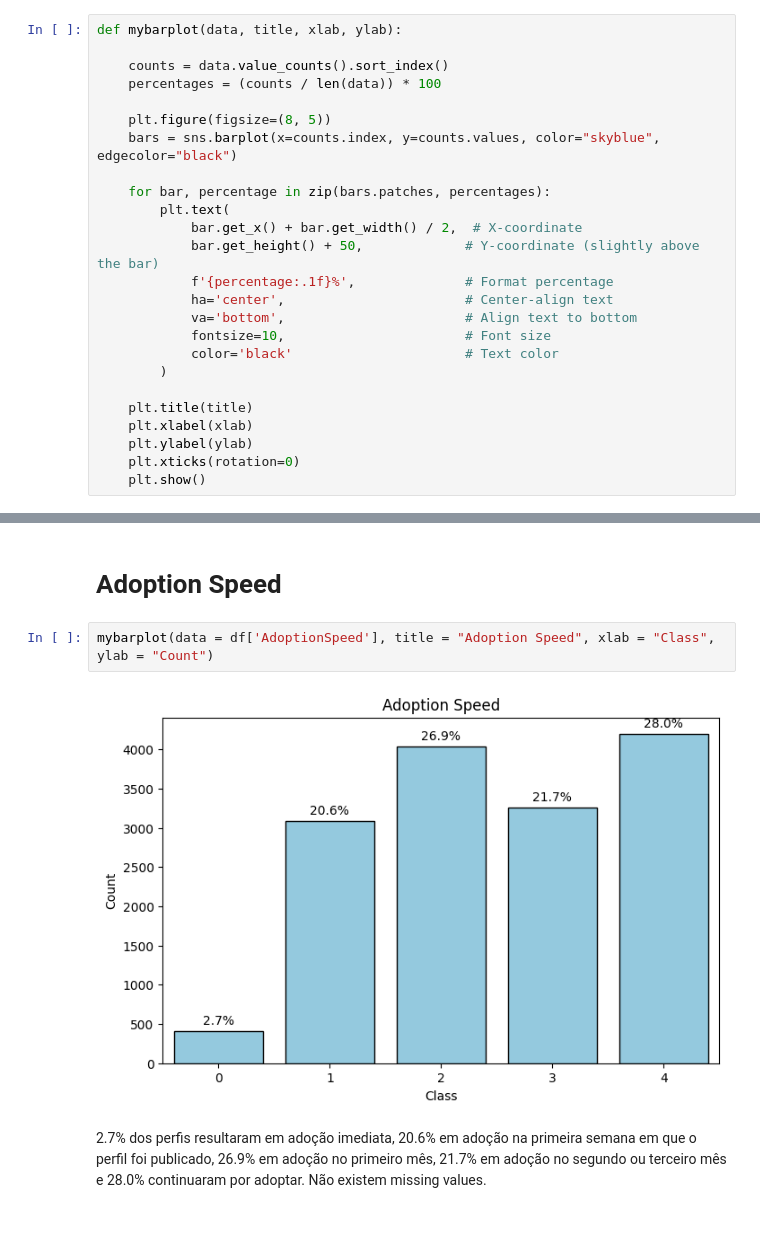
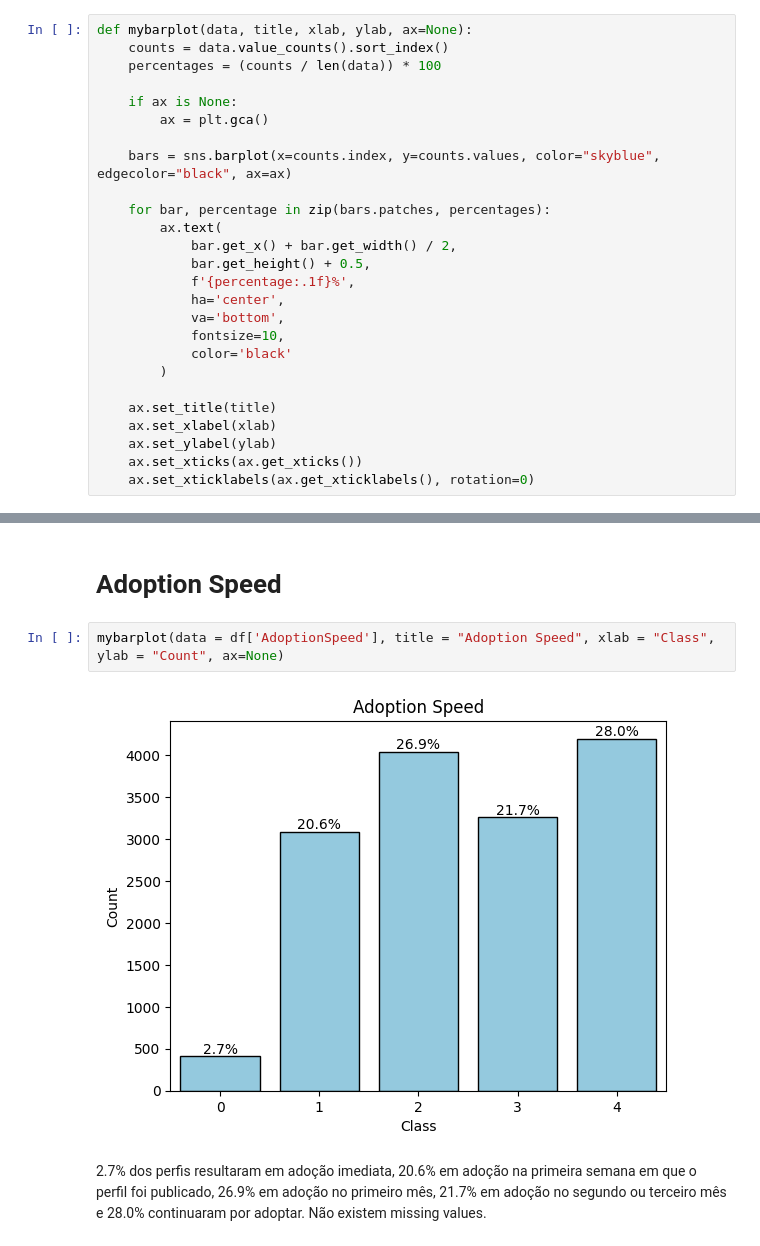
Before and after one commit to BolachinhaAmericana/MSc-MachineLearning, a Jupyter notebook: AA_202425_Project_ASM_V2.ipynb, the cells around one changed output, grey strips where cells are left out. Saved outputs shown, nothing was run; the diff lists cells and outputs as text.

```diff
--- a/AA_202425_Project_ASM_V2.ipynb
+++ b/AA_202425_Project_ASM_V2.ipynb
@@ -184,28 +184,29 @@ pd.concat([state_labels.head(2), state_labels.tail(2)])
 | 13 | 41326 | Selangor |
 | 14 | 41361 | Terengganu |
 # %%
-def mybarplot(data, title, xlab, ylab):
-
+def mybarplot(data, title, xlab, ylab, ax=None):
     counts = data.value_counts().sort_index()
     percentages = (counts / len(data)) * 100
 
-    plt.figure(figsize=(8, 5))
-    bars = sns.barplot(x=counts.index, y=counts.values, color="skyblue", edgecolor="black")
+    if ax is None:
+        ax = plt.gca()
+
+    bars = sns.barplot(x=counts.index, y=counts.values, color="skyblue", edgecolor="black", ax=ax)
 
     for bar, percentage in zip(bars.patches, percentages):
-        plt.text(
-            bar.get_x() + bar.get_width() / 2,  # X-coordinate
-            bar.get_height() + 50,             # Y-coordinate (slightly above the bar)
-            f'{percentage:.1f}%',              # Format percentage
-            ha='center',                       # Center-align text
-            va='bottom',                       # Align text to bottom
-            fontsize=10,                       # Font size
-            color='black'                      # Text color
+        ax.text(
+            bar.get_x() + bar.get_width() / 2,
+            bar.get_height() + 0.5,
+            f'{percentage:.1f}%',
+            ha='center',
+            va='bottom',
+            fontsize=10,
+            color='black'
         )
 
-    plt.title(title)
-    plt.xlabel(xlab)
-    plt.ylabel(ylab)
-    plt.xticks(rotation=0)
-    plt.show()
+    ax.set_title(title)
+    ax.set_xlabel(xlab)
+    ax.set_ylabel(ylab)
+    ax.set_xticks(ax.get_xticks())
+    ax.set_xticklabels(ax.get_xticklabels(), rotation=0)
 # %%
@@ -267,9 +281,9 @@ Não existem observações duplicadas.
 # %% [markdown]
 # Adoption Speed
 # %%
-mybarplot(data = df['AdoptionSpeed'], title = "Adoption Speed", xlab = "Class", ylab = "Count")
+mybarplot(data = df['AdoptionSpeed'], title = "Adoption Speed", xlab = "Class", ylab = "Count", ax=None)
 # %% [output]
-[figure, old version]
+[figure, new version]
 # %% [markdown]
 2.7% dos perfis resultaram em adoção imediata, 20.6% em adoção na primeira semana em que o perfil foi publicado, 26.9% em adoção no primeiro mês, 21.7% em adoção no segundo ou terceiro mês e 28.0% continuaram por adoptar. Não existem missing values.
 # %% [markdown]
```
Also changed, not shown: parts of 89 cells of this notebook.
